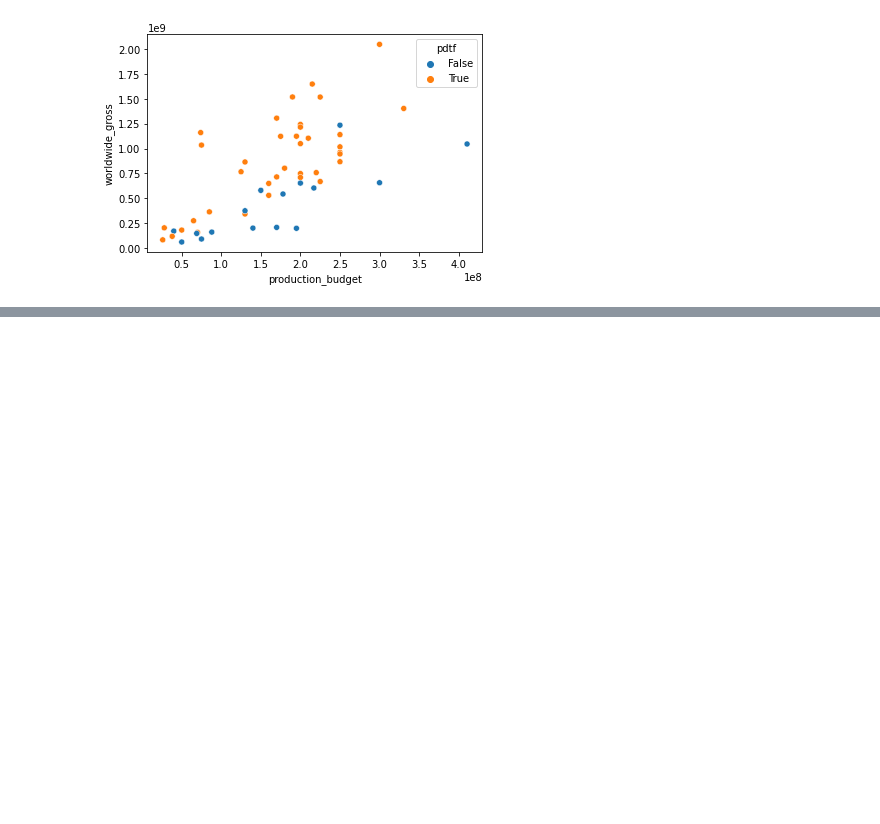
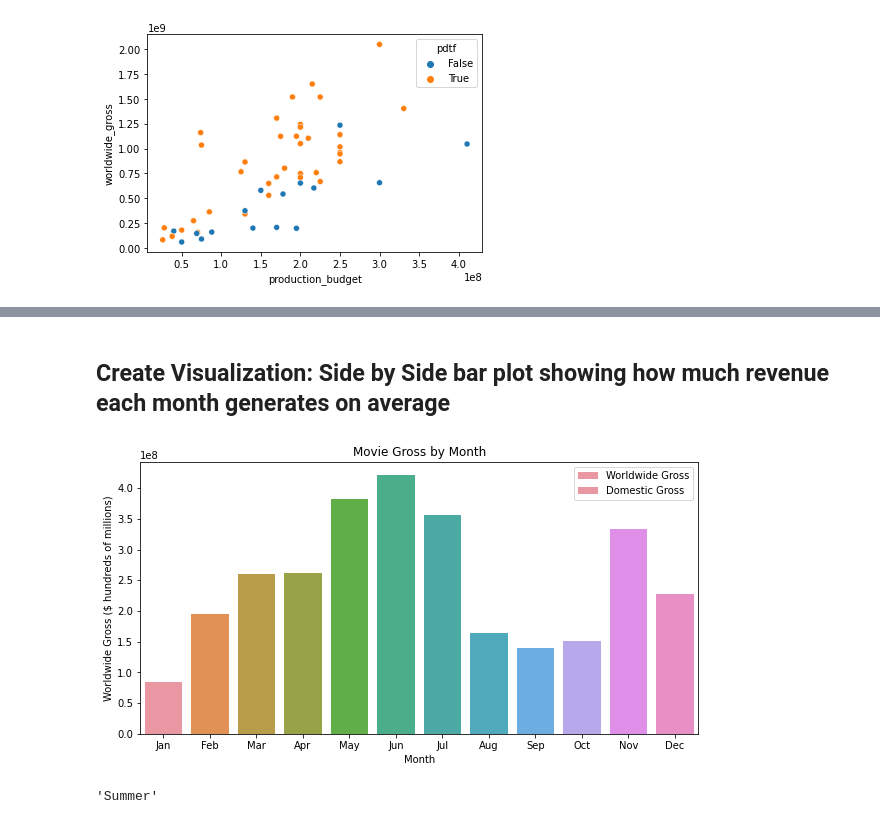
Before and after one commit to kuninethan95/dsc-phase-1-project, a Jupyter notebook: Phase 1 Project Notebook.ipynb, the cells around one changed output, grey strips where cells are left out. Cells and saved outputs as stored; diff of their text form; code cells hidden in the pictures; blank space fills up the shorter version.

```diff
--- a/Phase 1 Project Notebook.ipynb
+++ b/Phase 1 Project Notebook.ipynb
@@ -339,0 +556,2 @@ sns.scatterplot(x='production_budget', y='worldwide_gross', data=dftd2, hue='pdt
+# %%
+budgets_seasons = movie_direct.copy()
@@ -339,0 +560,4 @@ sns.scatterplot(x='production_budget', y='worldwide_gross', data=dftd2, hue='pdt
+# %%
+# Add month column
+
+budgets_seasons['month'] = budgets_seasons['release_date'].map(lambda x: x[0:3])
@@ -339,0 +566,5 @@ sns.scatterplot(x='production_budget', y='worldwide_gross', data=dftd2, hue='pdt
+# %%
+# Map month to numbers
+
+month_map = {'Jan':1, 'Feb':2, 'Mar':3, 'Apr':4, 'May':5, 'Jun': 6, 'Jul': 7, 'Aug': 8, 'Sep': 9, 'Oct': 10, 'Nov':11, 'Dec':12}
+budgets_seasons['month_num'] = budgets_seasons['month'].map(month_map)
@@ -339,0 +577,4 @@ sns.scatterplot(x='production_budget', y='worldwide_gross', data=dftd2, hue='pdt
+# %%
+# Groupby month and display domestic/worlwide growth
+
+g2p = budgets_seasons.groupby('month_num')[['domestic_gross', 'worldwide_gross']].agg('mean').reset_index()
@@ -339,0 +583,30 @@ sns.scatterplot(x='production_budget', y='worldwide_gross', data=dftd2, hue='pdt
+# %% [markdown]
+## Create Visualization: Side by Side bar plot showing how much revenue each month generates on average
+# %%
+fig, ax = plt.subplots(figsize=(10,5))
+
+ax = sns.barplot(x='month_num', y="worldwide_gross", data=g2p, label='Worldwide Gross')
+ax = sns.barplot(x='month_num', y="domestic_gross", data=g2p, label= 'Domestic Gross')
+ax.legend()
+ax.set_xlabel('Month', color='black')
+ax.set_ylabel('Worldwide Gross ($ hundreds of millions)')
+ax.set_title('Movie Gross by Month')
+
+t_labels = ['Jan', 'Feb', 'Mar', 'Apr', 'May', 'Jun', 'Jul', 'Aug', 'Sep', 'Oct', 'Nov', 'Dec']
+ax.set_xticklabels(t_labels);
+# %% [output]
+[figure, added]
+# %%
+# Feature engineer function that turns month into season
+
+def seasons(month):
+    if (month >= 3) & (month <= 5):
+        return 'Spring'
+    elif (month >= 6) & (month <=8):
+        return 'Summer'
+    elif (month >= 9) & (month <=11):
+        return 'Fall'
+    else:
+        return 'Winter'
+# %% [output]
+'Summer'
```
Also changed, not shown: parts of 35 cells of this notebook.
